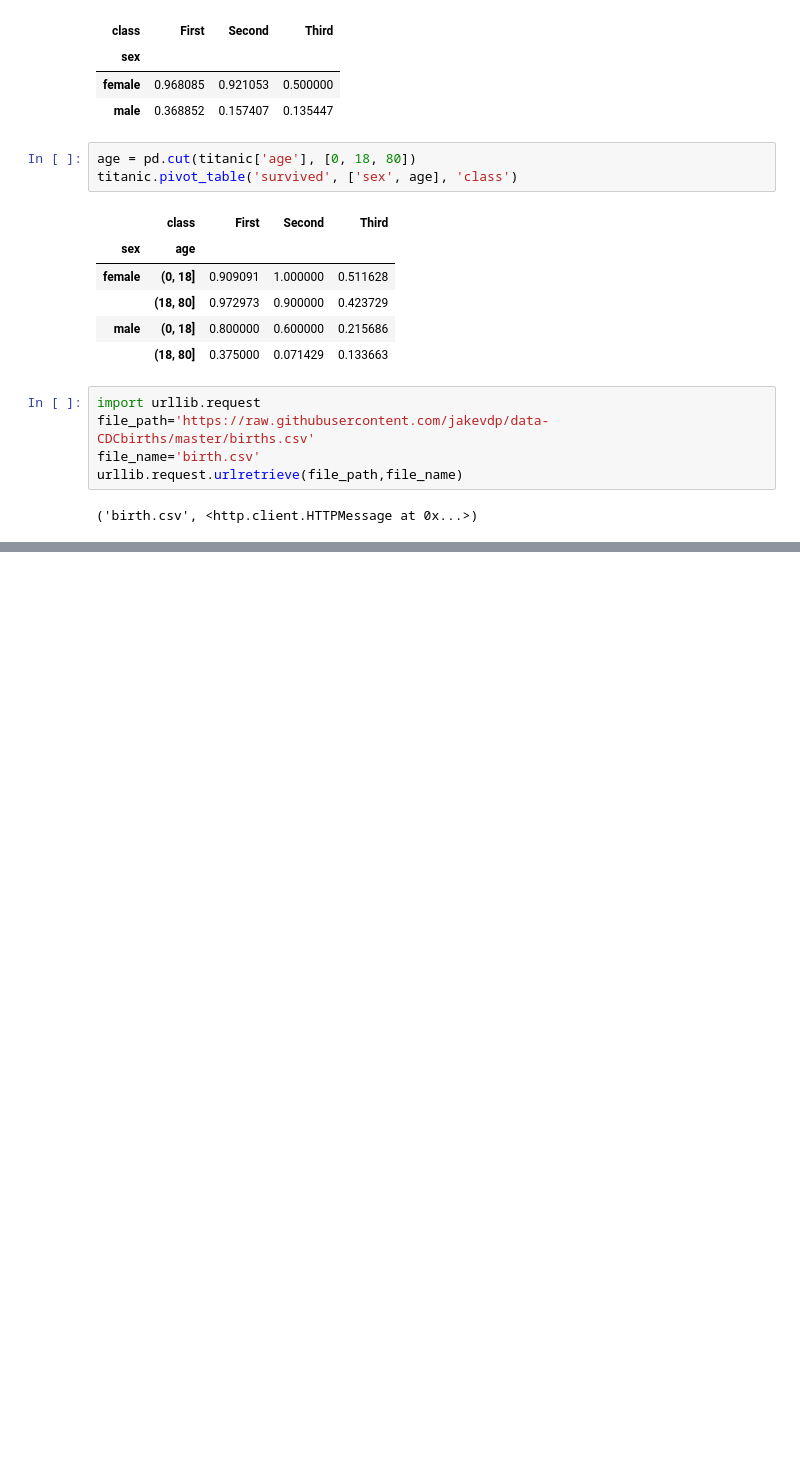
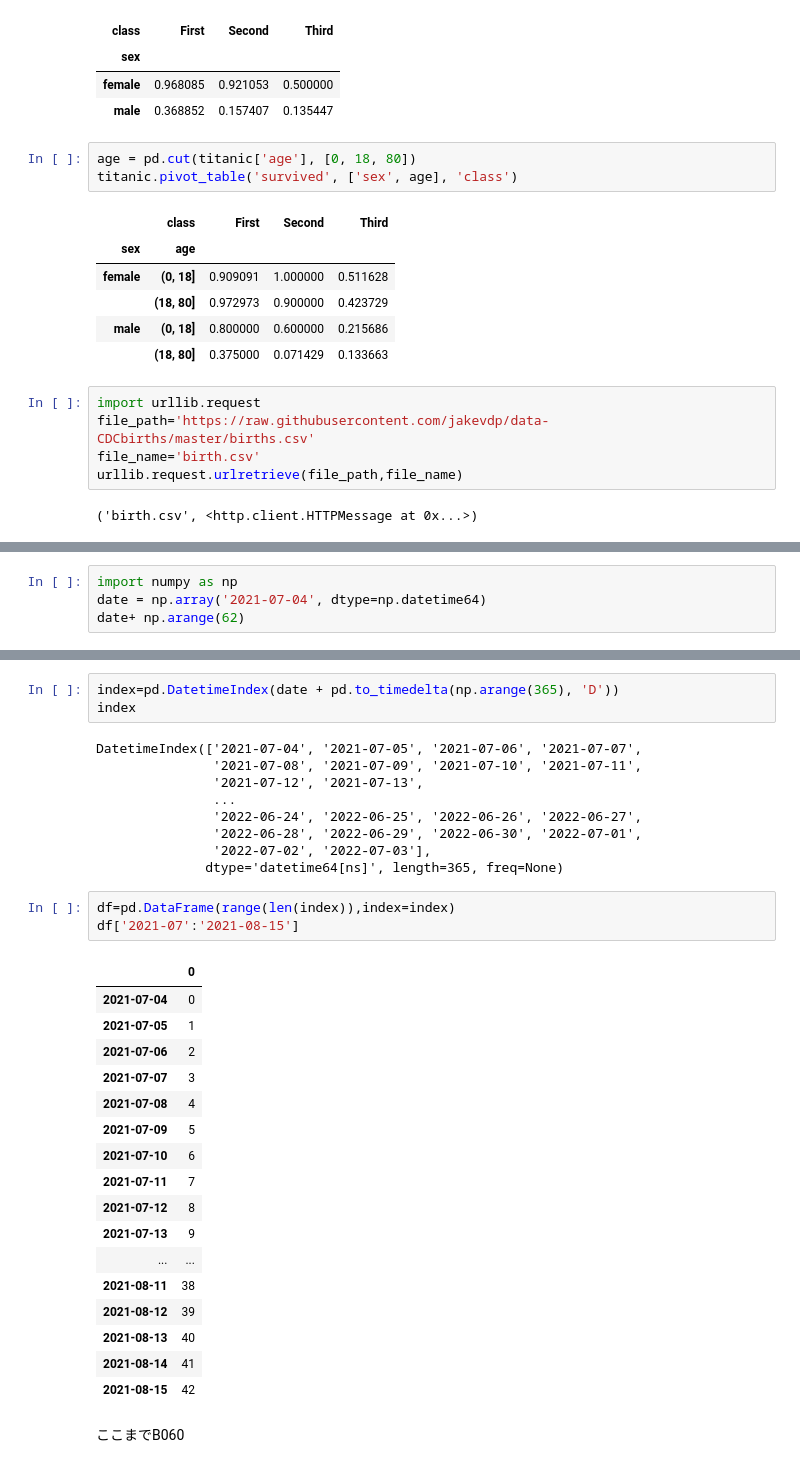
Before and after one commit to zdan2/PDSH, a Jupyter notebook: basic_pandas.ipynb, the cells around one changed output, grey strips where cells are left out. Cells and saved outputs as stored; diff of their text form; blank space fills up the shorter version.

```diff
--- a/basic_pandas.ipynb
+++ b/basic_pandas.ipynb
@@ -546,0 +581,4 @@ urllib.request.urlretrieve(file_path,file_name)
+# %%
+import numpy as np
+date = np.array('2021-07-04', dtype=np.datetime64)
+date+ np.arange(62)
@@ -546,0 +602,35 @@ urllib.request.urlretrieve(file_path,file_name)
+# %%
+index=pd.DatetimeIndex(date + pd.to_timedelta(np.arange(365), 'D'))
+index
+# %% [output]
+DatetimeIndex(['2021-07-04', '2021-07-05', '2021-07-06', '2021-07-07',
+               '2021-07-08', '2021-07-09', '2021-07-10', '2021-07-11',
+               '2021-07-12', '2021-07-13',
+               ...
+               '2022-06-24', '2022-06-25', '2022-06-26', '2022-06-27',
+               '2022-06-28', '2022-06-29', '2022-06-30', '2022-07-01',
+               '2022-07-02', '2022-07-03'],
+              dtype='datetime64[ns]', length=365, freq=None)
+# %%
+df=pd.DataFrame(range(len(index)),index=index)
+df['2021-07':'2021-08-15']
+# %% [output]
+|  | 0 |
+| 2021-07-04 | 0 |
+| 2021-07-05 | 1 |
+| 2021-07-06 | 2 |
+| 2021-07-07 | 3 |
+| 2021-07-08 | 4 |
+| 2021-07-09 | 5 |
+| 2021-07-10 | 6 |
+| 2021-07-11 | 7 |
+| 2021-07-12 | 8 |
+| 2021-07-13 | 9 |
+| ... | ... |
+| 2021-08-11 | 38 |
+| 2021-08-12 | 39 |
+| 2021-08-13 | 40 |
+| 2021-08-14 | 41 |
+| 2021-08-15 | 42 |
+# %% [markdown]
+ここまでB060
```
Also changed, not shown: parts of 7 cells of this notebook, 2 other files.
